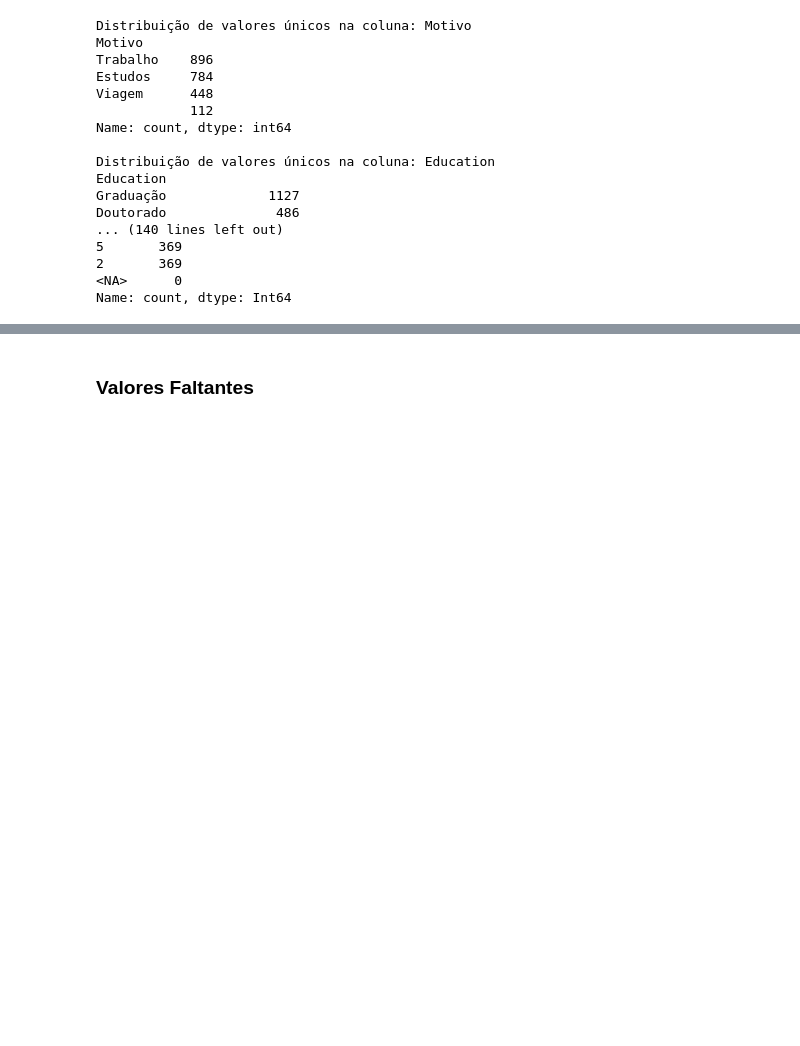
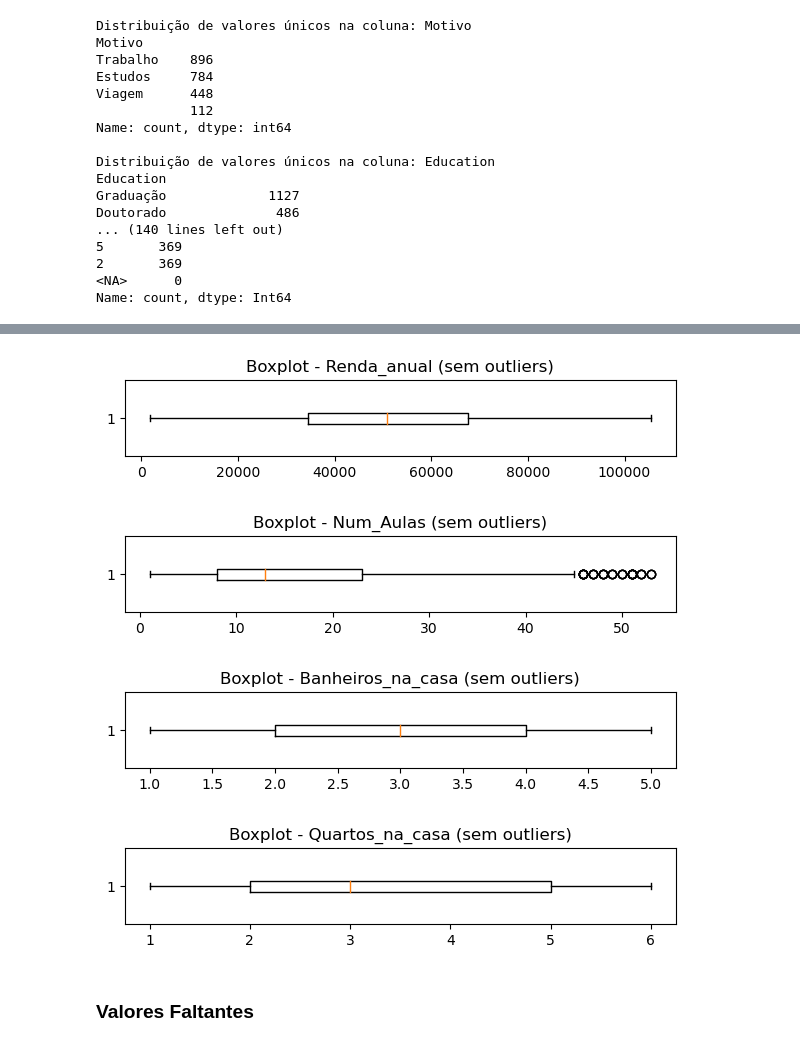
Before and after one commit to liviagcarvalho/LinguasI-Analise-Exploratoria, a Jupyter notebook: limpeza.ipynb, the cells around one changed output, grey strips where cells are left out. Saved outputs shown, nothing was run; the diff lists cells and outputs as text; code cells hidden in the pictures; blank space fills up the shorter version.

Commit message:
fix: outliers

```diff
--- a/limpeza.ipynb
+++ b/limpeza.ipynb
@@ -201,3 +327,30 @@ Name: count, dtype: Int64
+# %%
+# Criar novo DataFrame sem nenhum outlier
+df_sem_outliers = df[outlier_flags["total_outlier_flags"] == 0].copy()
+
+# Garantir que todas as variáveis numéricas estão corretamente identificadas
+variaveis_numericas_sem_outlier = df_sem_outliers.select_dtypes(include=["float64", "int64", "Int64"]).columns
+
+# from scipy.stats.mstats import winsorize
+
+# # Copiar coluna original
+# df["Num_Aulas_winsor"] = df["Num_Aulas"]
+
+# # Aplicar winsorização (por exemplo, 5% em cada cauda)
+# df["Num_Aulas_winsor"] = winsorize(df["Num_Aulas_winsor"], limits=[0.05, 0.05])
+
+# Gerar boxplot para cada variável numérica (sem outliers)
+for coluna in variaveis_numericas_sem_outlier:
+    plt.figure(figsize=(6, 1.5))
+    plt.boxplot(df_sem_outliers[coluna].dropna(), vert=False)
+    plt.title(f"Boxplot - {coluna} (sem outliers)")
+    plt.tight_layout()
+    plt.show()
+# %% [output]
+[figure, added]
+[figure, added]
+[figure, added]
+[figure, added]
 # %% [markdown]
 ### Valores Faltantes
 # %%
```
Also changed, not shown: parts of 11 cells of this notebook, 2 other files.
